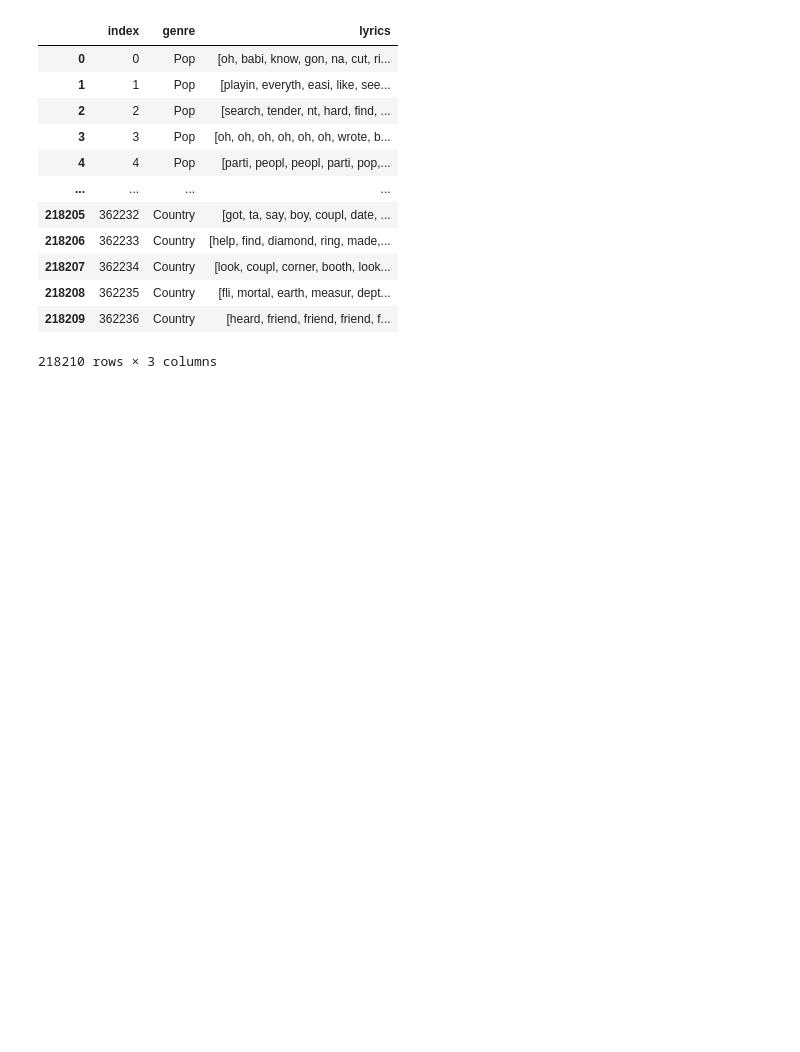
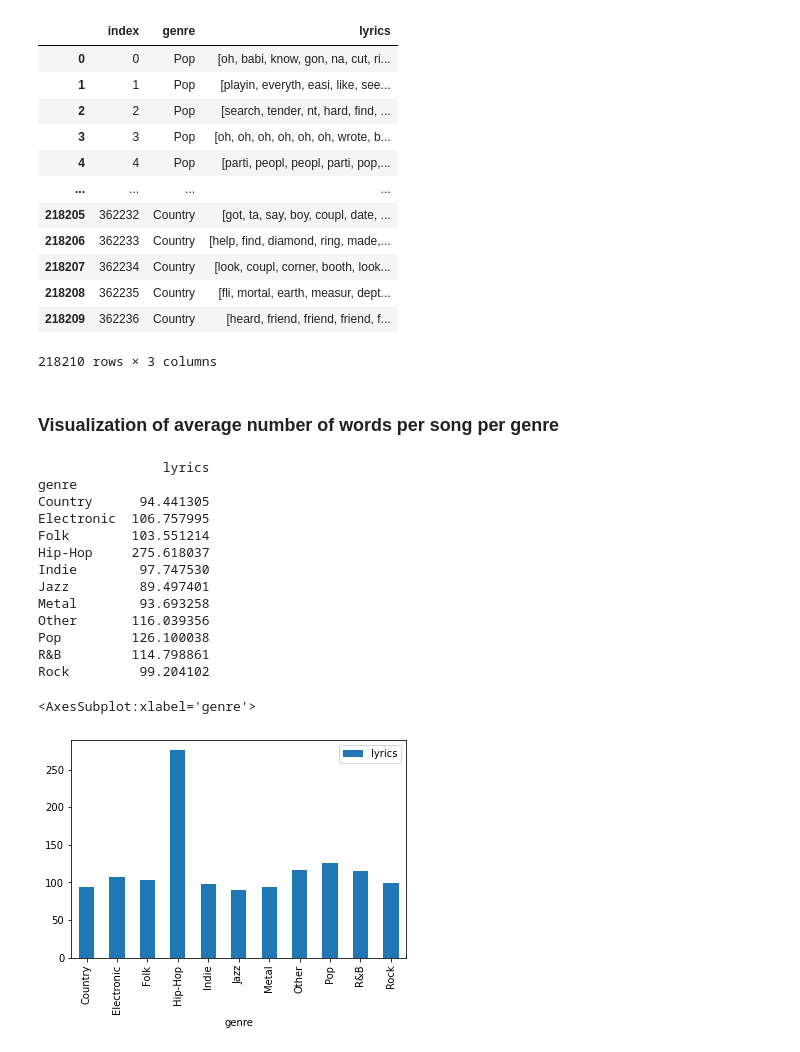
Before and after one commit to PranavNair01/Song_Genre_Classifier, a Jupyter notebook: source_code.ipynb, the cells around one changed output. Cells and saved outputs as stored; diff of their text form; code cells hidden in the pictures; blank space fills up the shorter version.

Commit message:
Data Visualization Complete

```diff
--- a/source_code.ipynb
+++ b/source_code.ipynb
@@ -260,3 +260,5 @@ english_lyrics
 | 218208 | 362235 | Country | [fli, mortal, earth, measur, dept... |
 | 218209 | 362236 | Country | [heard, friend, friend, friend, f... |
 218210 rows × 3 columns
+# %% [markdown]
+### Visualization of average number of words per song per genre
@@ -262,0 +267,23 @@ english_lyrics
+# %%
+word_count_df = pd.DataFrame({'genre': english_lyrics['genre'], 'lyrics': english_lyrics['lyrics'].str.len()})
+word_count_df = word_count_df.groupby('genre')
+word_count_df = word_count_df.mean()
+print(word_count_df)
+
+word_count_df.plot(kind='bar', y='lyrics')
+# %% [output]
+                lyrics
+genre
+Country      94.441305
+Electronic  106.757995
+Folk        103.551214
+Hip-Hop     275.618037
+Indie        97.747530
+Jazz         89.497401
+Metal        93.693258
+Other       116.039356
+Pop         126.100038
+R&B         114.798861
+Rock         99.204102
+<AxesSubplot:xlabel='genre'>
+[figure, added]
```
Also changed, not shown: parts of 6 cells of this notebook.
